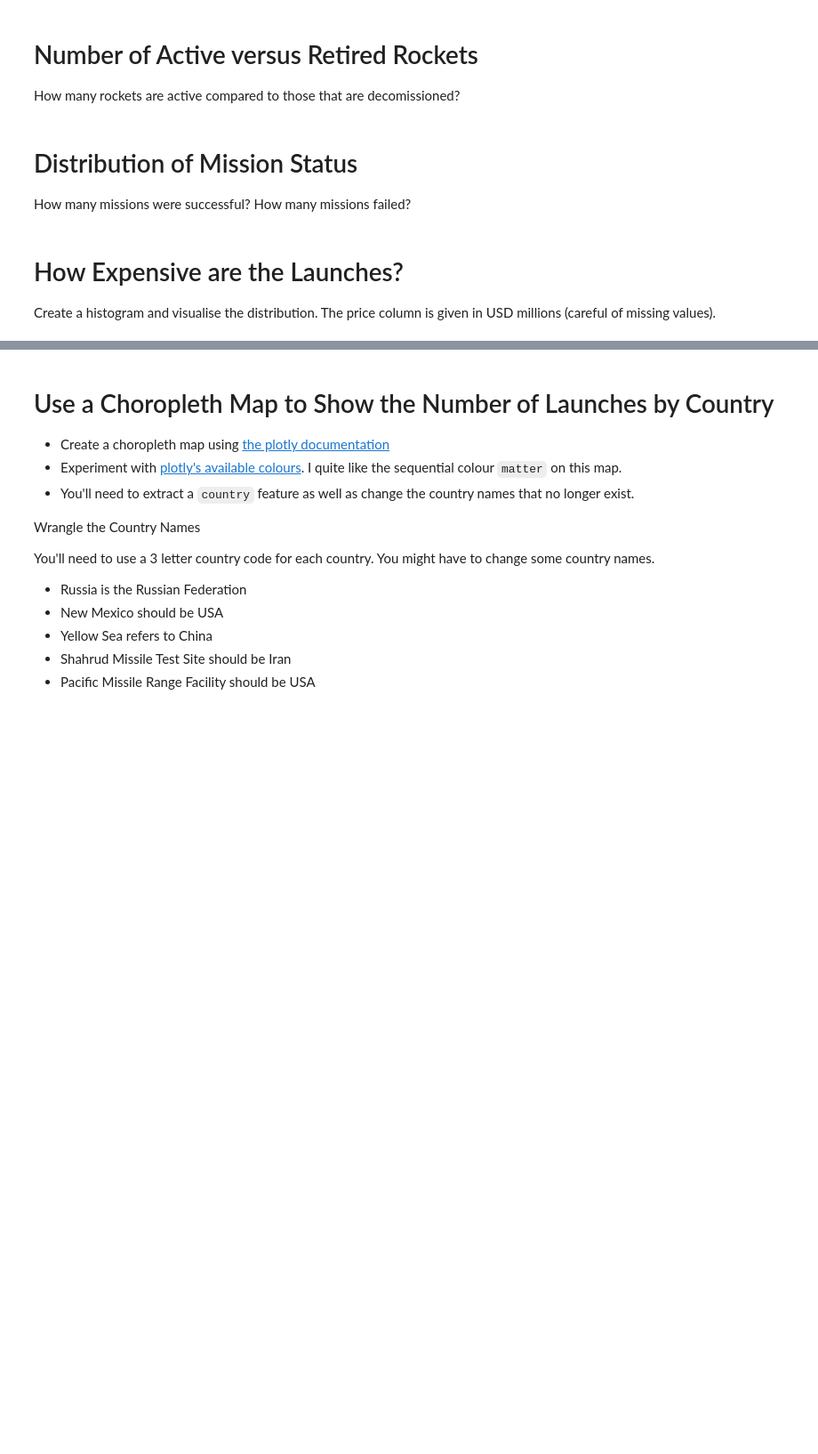
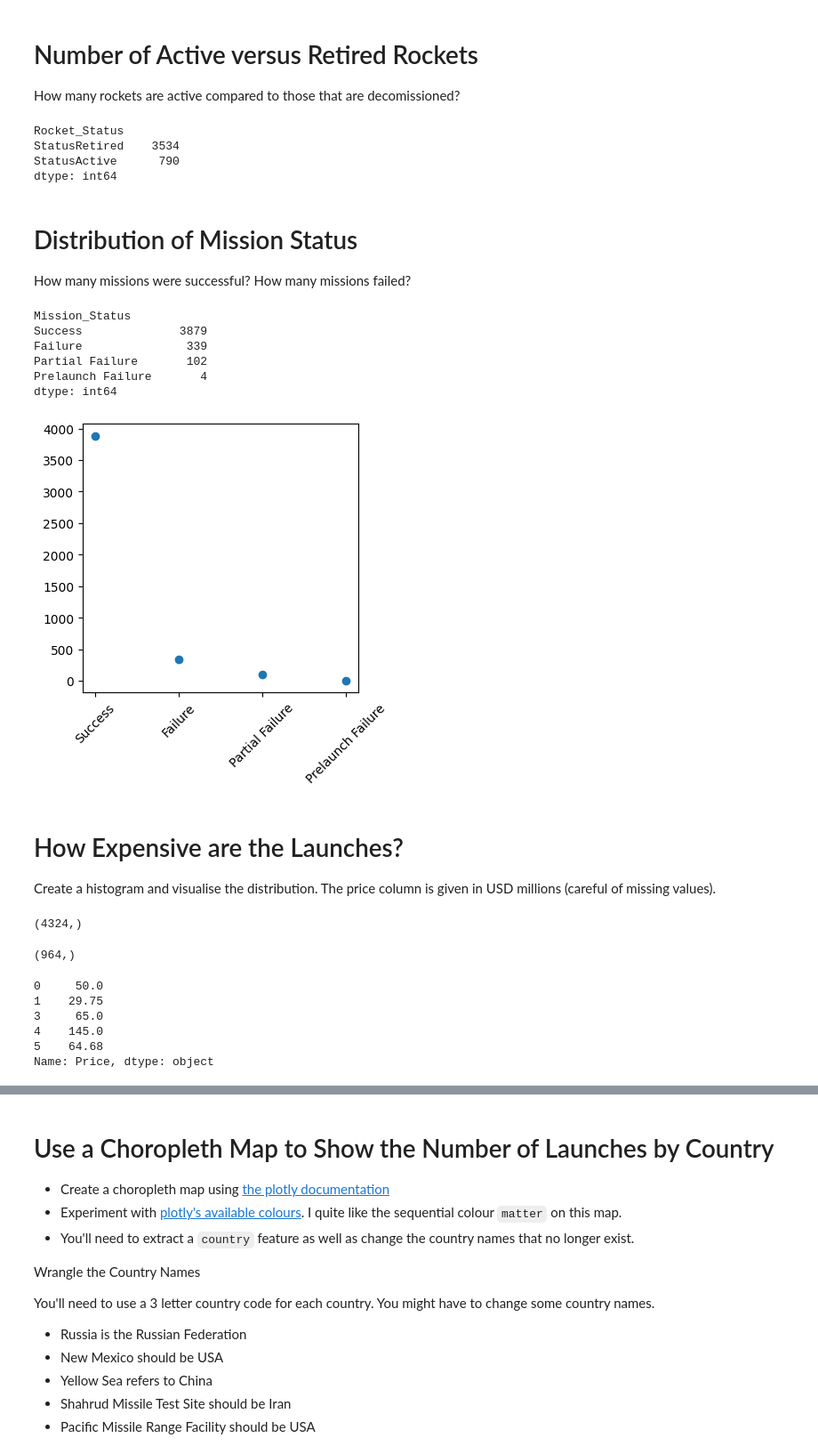
Before and after one commit to nkp1111/python-projects, a Jupyter notebook: 18.analyse_and_visualise_the_space_race/Space_Missions_Analysis_(start).ipynb, the cells around one changed output, grey strips where cells are left out. Shown at 89% size. Drawn from its saved outputs; the diff is of its cells as text; code cells hidden in the pictures; blank space fills up the shorter version.

```diff
--- a/18.analyse_and_visualise_the_space_race/Space_Missions_Analysis_(start).ipynb
+++ b/18.analyse_and_visualise_the_space_race/Space_Missions_Analysis_(start).ipynb
@@ -204,12 +207,43 @@ fig.show()
 # Number of Active versus Retired Rockets
 
 How many rockets are active compared to those that are decomissioned?
+# %%
+rocket_status = clean_df.value_counts("Rocket_Status")
+rocket_status
+# %% [output]
+Rocket_Status
+StatusRetired    3534
+StatusActive      790
+dtype: int64
 # %% [markdown]
 # Distribution of Mission Status
 
 How many missions were successful?
 How many missions failed?
+# %%
+mission_status = clean_df.value_counts("Mission_Status")
+mission_status
+# %% [output]
+Mission_Status
+Success              3879
+Failure               339
+Partial Failure       102
+Prelaunch Failure       4
+dtype: int64
+# %%
+plt.figure(figsize=(4, 4), dpi=100)
+
+plt.scatter(x=mission_status.index, y=mission_status.values)
+plt.xticks(rotation=45)
+plt.show()
+# %% [output]
+[figure, added]
 # %% [markdown]
 # How Expensive are the Launches?
 
 Create a histogram and visualise the distribution. The price column is given in USD millions (careful of missing values).
+# %%
+prices = df_data.Price
+prices.shape
+# %% [output]
+(4324,)
@@ -215,0 +252,13 @@ Create a histogram and visualise the distribution. The price column is given in
+# %%
+prices.shape
+# %% [output]
+(964,)
+# %%
+prices.head()
+# %% [output]
+0     50.0
+1    29.75
+3     65.0
+4    145.0
+5    64.68
+Name: Price, dtype: object
```
Also changed, not shown: parts of 27 cells of this notebook.
